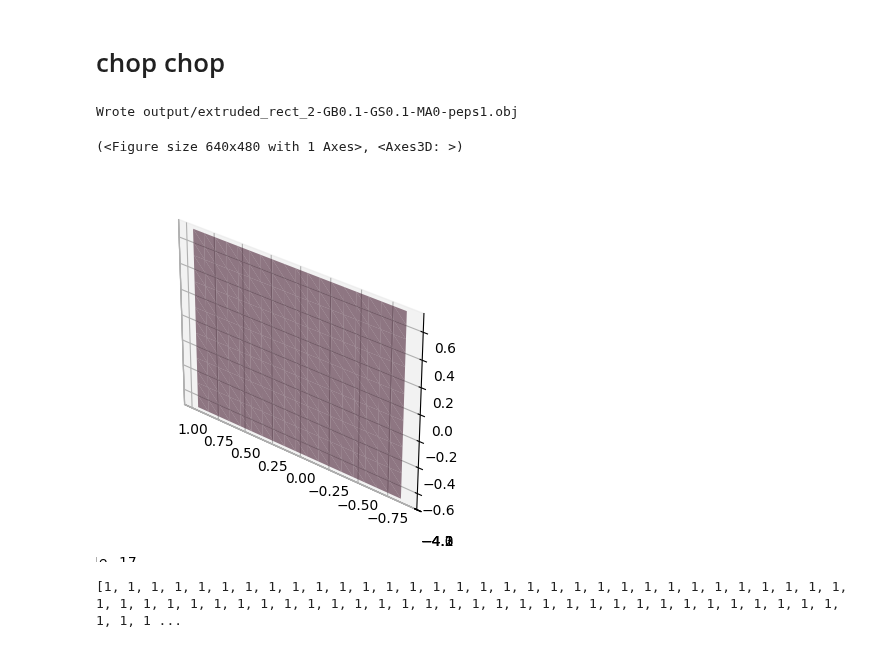
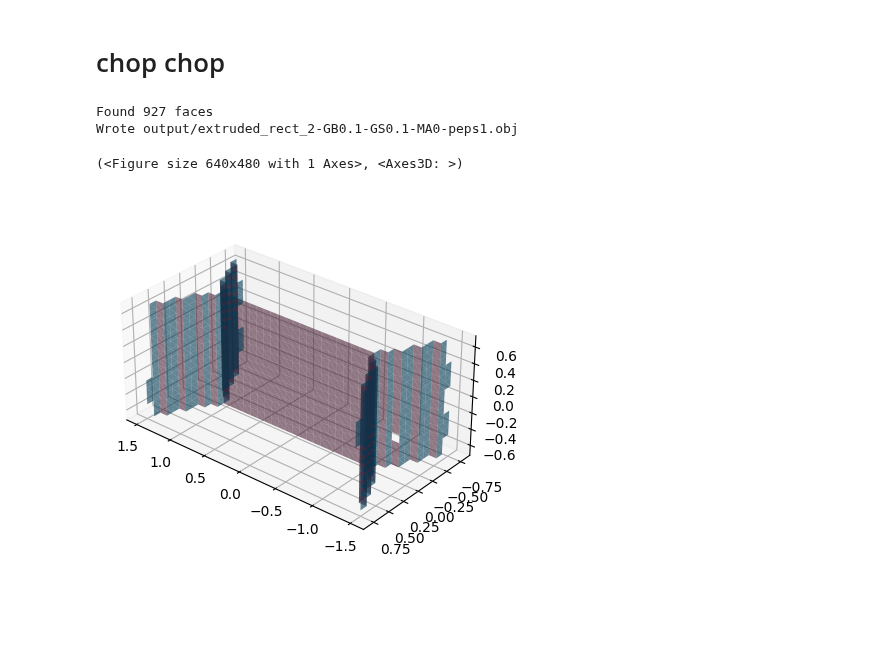
Before and after one commit to medial-ax/medial-ax, a Jupyter notebook: rustbook.ipynb, the cells around one changed output. Drawn from its saved outputs; the diff is of its cells as text; code cells hidden in the pictures; blank space fills up the shorter version.

```diff
--- a/rustbook.ipynb
+++ b/rustbook.ipynb
@@ -100,18 +100,18 @@ utils.Timed.report()
 # chop chop
 # %%
 # CONTROL PARAMETERS
-medaxdim = 0 # can say example.medial_axis when set
+medaxdim = 1 # can say example.medial_axis when set
 
 # euclidean prune: all dims
 euclid_prune = True
-prune_dist = 1.5
+prune_dist = 1.0
 
 
 # coboundary: dim 0,2
 cofaceprune = False
 
 # persistence prune: dim 1
-persprune = False
+persprune = True
 persistence_threshold = 0.01
 
 ###########################################
@@ -128,38 +128,34 @@ for (old_cell, new_cell, swaps) in list_of_swaps:
     swaps.prune_coboundary(rs_complex)
 
   # persistence: mainly for dim 1
   if persprune:
     swaps.prune_persistence(rs_complex, state_old, state_new, persistence_threshold)
 
   # euclidean prune: for all dims
   # NOTE: dist prune is NOT grid size based, it is absolute dist
   # if example.prune_dist is not None:
   #   swaps.prune_euclidian(rs_complex, example.prune_dist**2)
   if euclid_prune:
     swaps.prune_euclidian(rs_complex, prune_dist**2)
   # END PRUNING
 
   # CHOOSE MEDIAL AXIS HERE (`example.medial_axis`):
   swaps = list(filter(lambda t: t.dim == medaxdim, swaps.v))
 
   if 0 < len(swaps):
     faces.append(gridd.dual_face(old_cell, new_cell))
 print(f'Found {len(faces)} faces')
 export_obj(example, our_complex, faces)
 ourplot.plot_vineyard_results(
   our_complex,
   gridd,
   faces,
   CameraOpt(azim=130, elev=30),
-  # skip_grid=True,
-  # skip_cube=True
+  skip_grid=True,
+  skip_cube=True
 )
 # %% [output]
+Found 927 faces
 Wrote output/extruded_rect_2-GB0.1-GS0.1-MA0-peps1.obj
 (<Figure size 640x480 with 1 Axes>, <Axes3D: >)
-[figure, old version]
+[figure, new version]
-# %%
-swaps = list(filter(lambda l: len(l) != 0, [s.v for (_,_,s) in list_of_swaps]))
-print([s.dim for ss in swaps for s in ss])
-# %% [output]
-[1, 1, 1, 1, 1, 1, 1, 1, 1, 1, 1, 1, 1, 1, 1, 1, 1, 1, 1, 1, 1, 1, 1, 1, 1, 1, 1, 1, 1, 1, 1, 1, 1, 1, 1, 1, 1, 1, 1, 1, 1, 1, 1, 1, 1, 1, 1, 1, 1, 1, 1, 1, 1, 1, 1, 1, 1, 1, 1, 1, 1, 1, 1, 1, 1, 1, 1 ...
```
Also changed, not shown: parts of 3 cells of this notebook, 4 other files.
